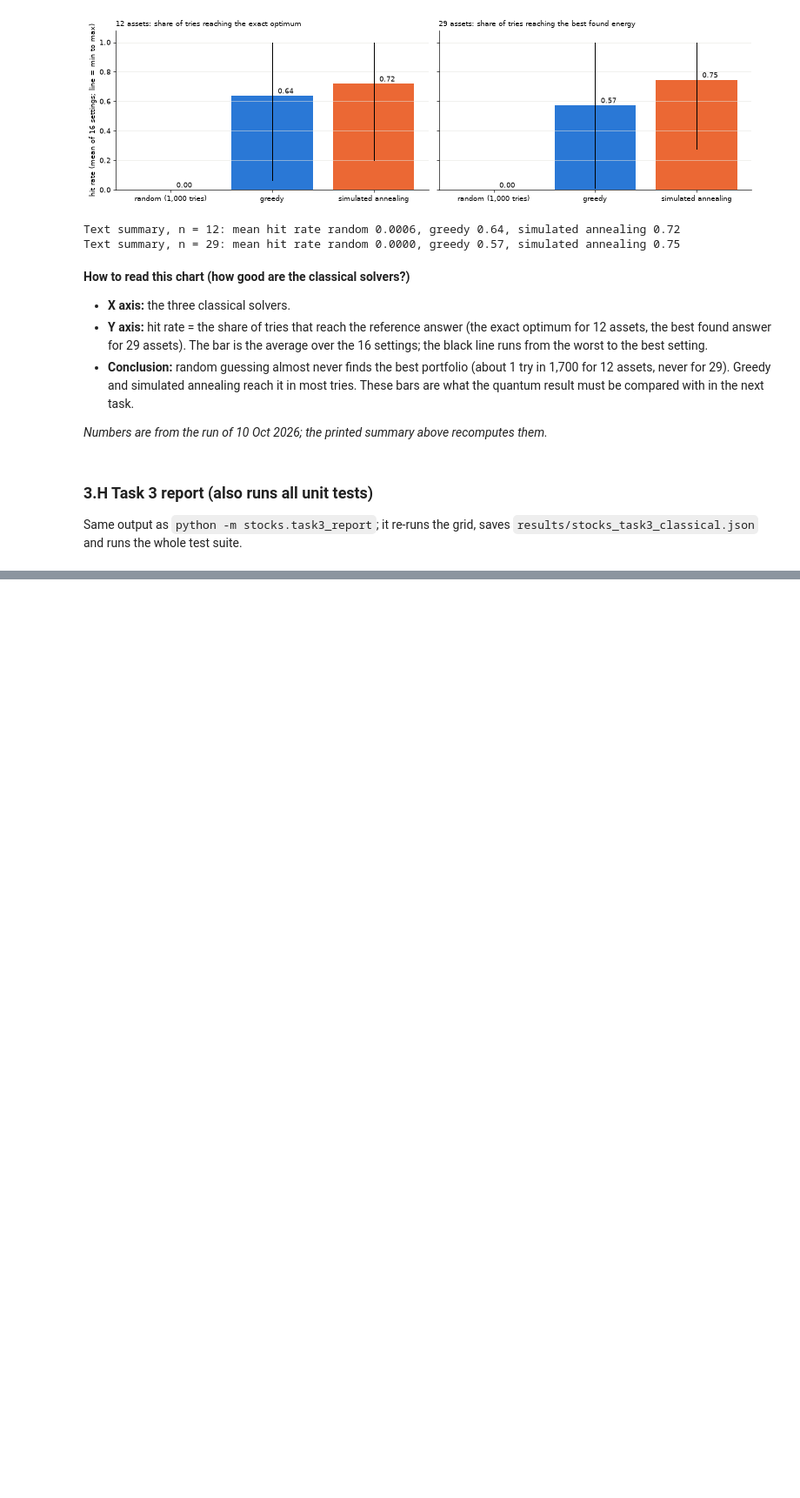
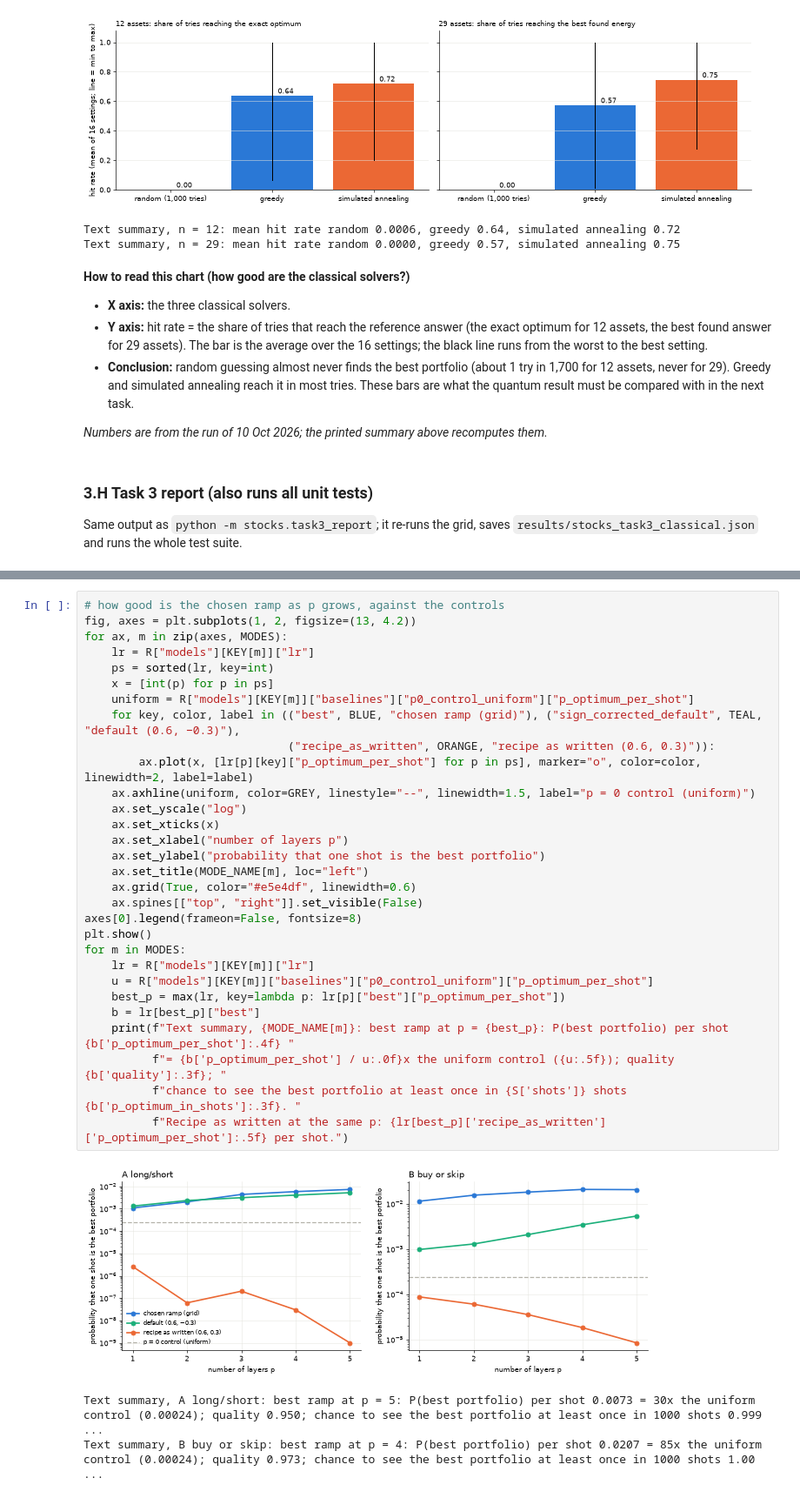
Before and after one commit to Oussema-t/zollerqu-qollab, a Jupyter notebook: stocks/stock_idea_ZollerQu.ipynb, the cells around one changed output, grey strips where cells are left out. Shown at 87% size. Saved outputs shown, nothing was run; the diff lists cells and outputs as text; blank space fills up the shorter version.

```diff
--- a/stocks/stock_idea_ZollerQu.ipynb
+++ b/stocks/stock_idea_ZollerQu.ipynb
@@ -1848,0 +2037,34 @@ RESULT: PASS
+# %%
+# how good is the chosen ramp as p grows, against the controls
+fig, axes = plt.subplots(1, 2, figsize=(13, 4.2))
+for ax, m in zip(axes, MODES):
+    lr = R["models"][KEY[m]]["lr"]
+    ps = sorted(lr, key=int)
+    x = [int(p) for p in ps]
+    uniform = R["models"][KEY[m]]["baselines"]["p0_control_uniform"]["p_optimum_per_shot"]
+    for key, color, label in (("best", BLUE, "chosen ramp (grid)"), ("sign_corrected_default", TEAL, "default (0.6, −0.3)"),
+                              ("recipe_as_written", ORANGE, "recipe as written (0.6, 0.3)")):
+        ax.plot(x, [lr[p][key]["p_optimum_per_shot"] for p in ps], marker="o", color=color, linewidth=2, label=label)
+    ax.axhline(uniform, color=GREY, linestyle="--", linewidth=1.5, label="p = 0 control (uniform)")
+    ax.set_yscale("log")
+    ax.set_xticks(x)
+    ax.set_xlabel("number of layers p")
+    ax.set_ylabel("probability that one shot is the best portfolio")
+    ax.set_title(MODE_NAME[m], loc="left")
+    ax.grid(True, color="#e5e4df", linewidth=0.6)
+    ax.spines[["top", "right"]].set_visible(False)
+axes[0].legend(frameon=False, fontsize=8)
+plt.show()
+for m in MODES:
+    lr = R["models"][KEY[m]]["lr"]
+    u = R["models"][KEY[m]]["baselines"]["p0_control_uniform"]["p_optimum_per_shot"]
+    best_p = max(lr, key=lambda p: lr[p]["best"]["p_optimum_per_shot"])
+    b = lr[best_p]["best"]
+    print(f"Text summary, {MODE_NAME[m]}: best ramp at p = {best_p}: P(best portfolio) per shot {b['p_optimum_per_shot']:.4f} "
+          f"= {b['p_optimum_per_shot'] / u:.0f}x the uniform control ({u:.5f}); quality {b['quality']:.3f}; "
+          f"chance to see the best portfolio at least once in {S['shots']} shots {b['p_optimum_in_shots']:.3f}. "
+          f"Recipe as written at the same p: {lr[best_p]['recipe_as_written']['p_optimum_per_shot']:.5f} per shot.")
+# %% [output]
+[figure, added]
+Text summary, A long/short: best ramp at p = 5: P(best portfolio) per shot 0.0073 = 30x the uniform control (0.00024); quality 0.950; chance to see the best portfolio at least once in 1000 shots 0.999 ...
+Text summary, B buy or skip: best ramp at p = 4: P(best portfolio) per shot 0.0207 = 85x the uniform control (0.00024); quality 0.973; chance to see the best portfolio at least once in 1000 shots 1.00 ...
```
Also changed, not shown: parts of 36 cells of this notebook, 1 other file.
